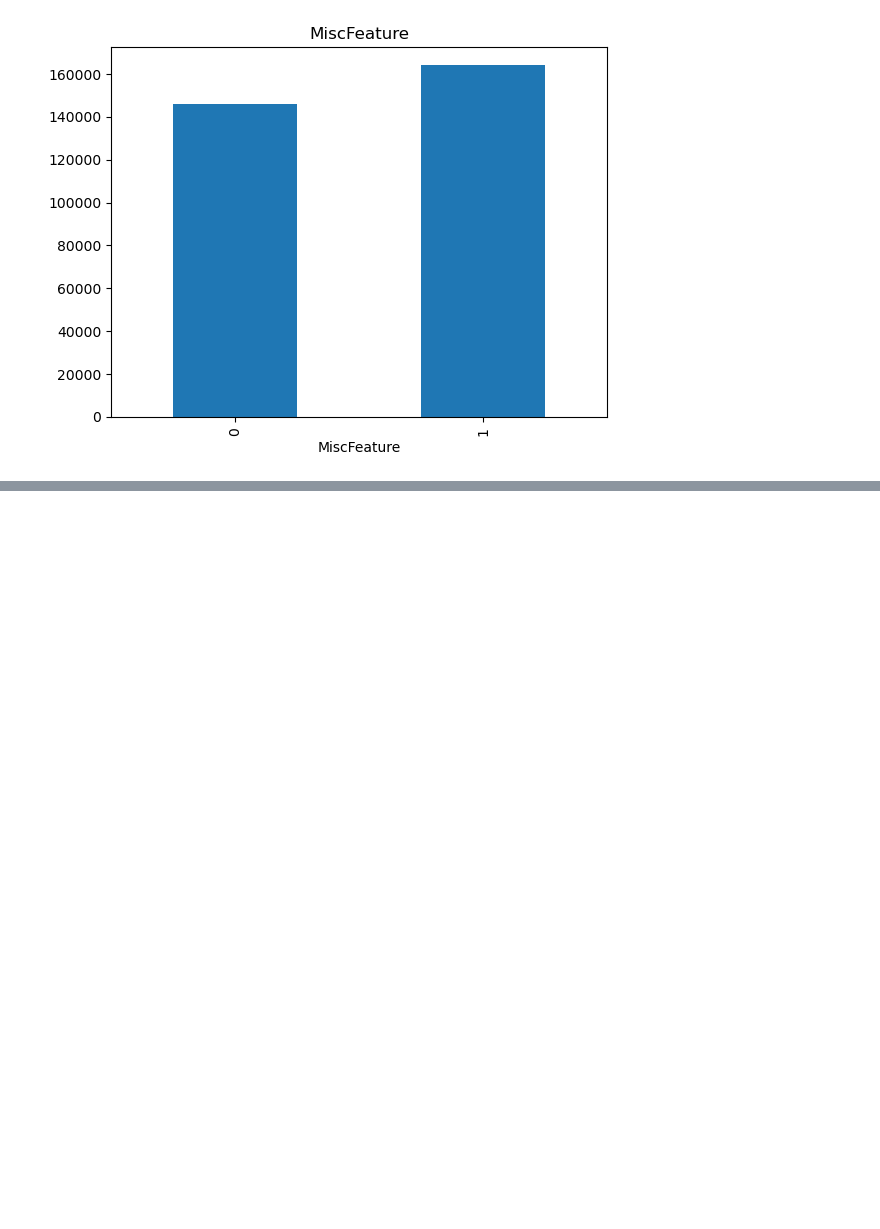
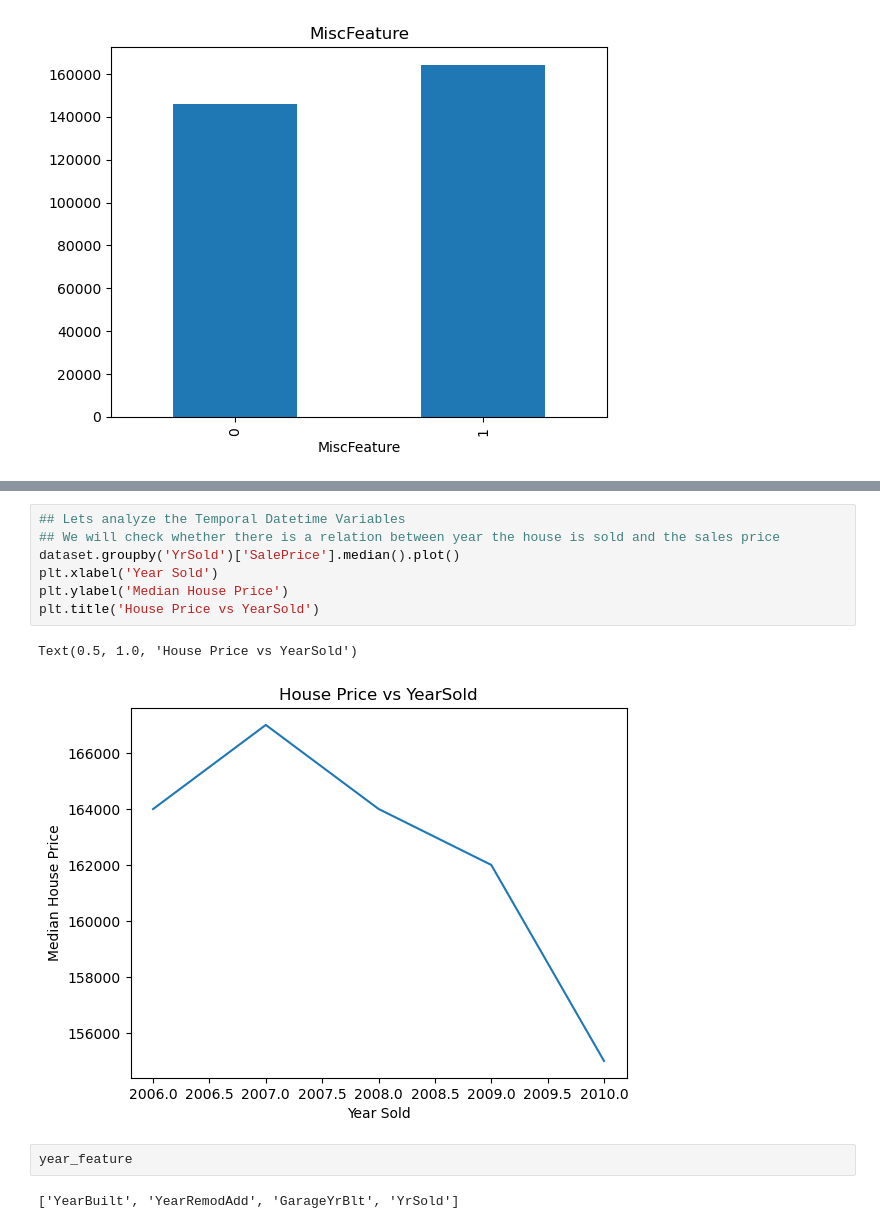
Before and after one commit to Bhaskar950/Machine_Learning_AI, a Jupyter notebook: 05-EDA_Projects/_02-Advanced-House-Price-Prediction-Practice/Eda.ipynb, the cells around one changed output, grey strips where cells are left out. Cells and saved outputs as stored; diff of their text form; blank space fills up the shorter version.

Commit message:
House Price Prediction

```diff
--- a/05-EDA_Projects/_02-Advanced-House-Price-Prediction-Practice/Eda.ipynb
+++ b/05-EDA_Projects/_02-Advanced-House-Price-Prediction-Practice/Eda.ipynb
@@ -89,0 +156,14 @@ plt.show()
+# %%
+## Lets analyze the Temporal Datetime Variables
+## We will check whether there is a relation between year the house is sold and the sales price
+dataset.groupby('YrSold')['SalePrice'].median().plot()
+plt.xlabel('Year Sold')
+plt.ylabel('Median House Price')
+plt.title('House Price vs YearSold')
+# %% [output]
+Text(0.5, 1.0, 'House Price vs YearSold')
+[figure, added]
+# %%
+year_feature
+# %% [output]
+['YearBuilt', 'YearRemodAdd', 'GarageYrBlt', 'YrSold']
```
Also changed, not shown: parts of 10 cells of this notebook.
